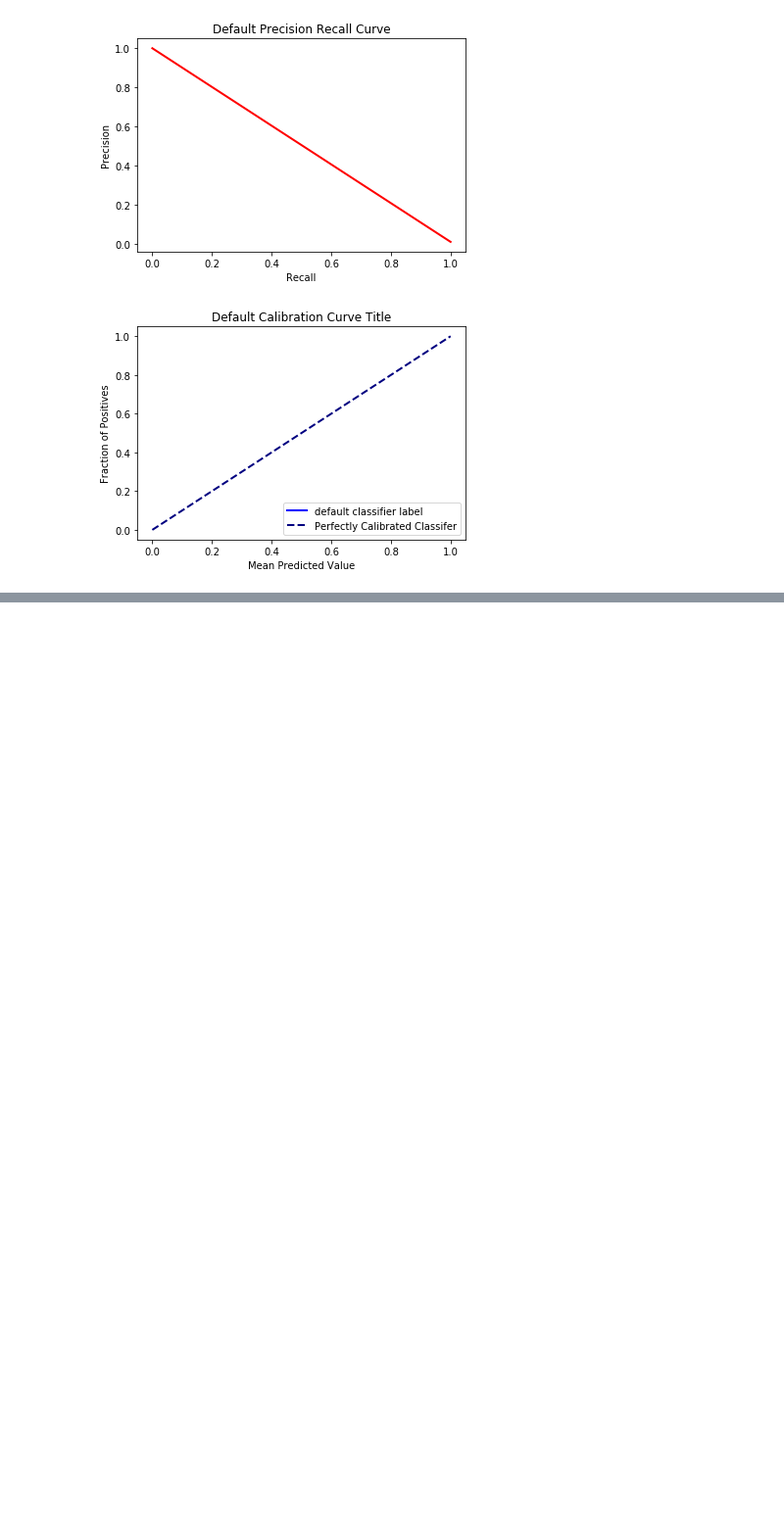
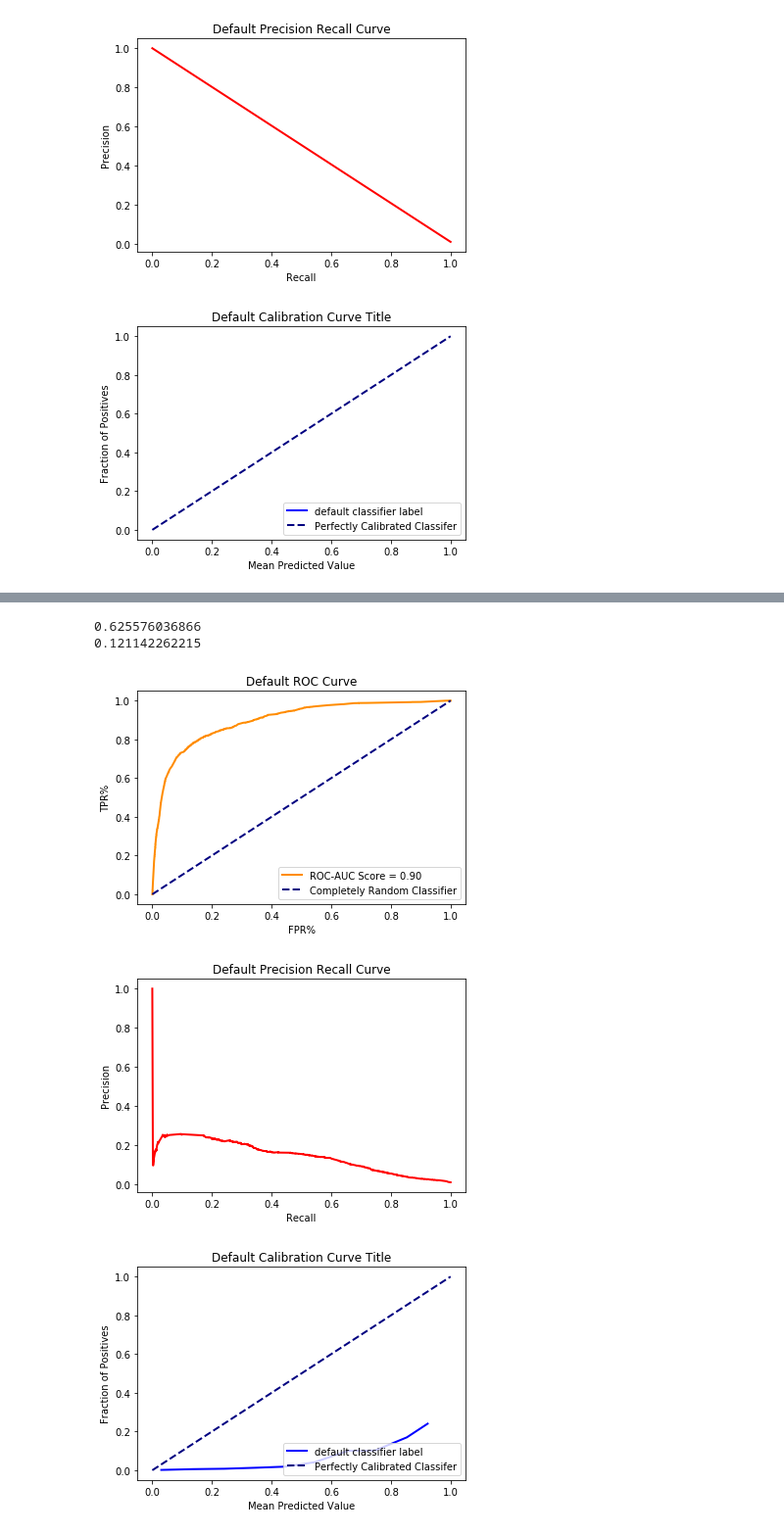
Before and after one commit to JamesKhoaNguyen/predicting_backorders, a Jupyter notebook: product_backorders.ipynb, the cells around one changed output, grey strips where cells are left out. Shown at 98% size. Saved outputs shown, nothing was run; the diff lists cells and outputs as text; code cells hidden in the pictures; blank space fills up the shorter version.

```diff
--- a/product_backorders.ipynb
+++ b/product_backorders.ipynb
@@ -649,0 +699,11 @@ display(base_auc_score)
+# %%
+clf_test = GradientBoostingClassifier(n_estimators=1000, learning_rate=0.01,
+           max_depth=1, random_state=0)
+# %%
+clfSingleAnalysis(clf_test,train_test_dict)
+# %% [output]
+0.625576036866
+0.121142262215
+[figure, added]
+[figure, added]
+[figure, added]
```
Also changed, not shown: parts of 37 cells of this notebook.
